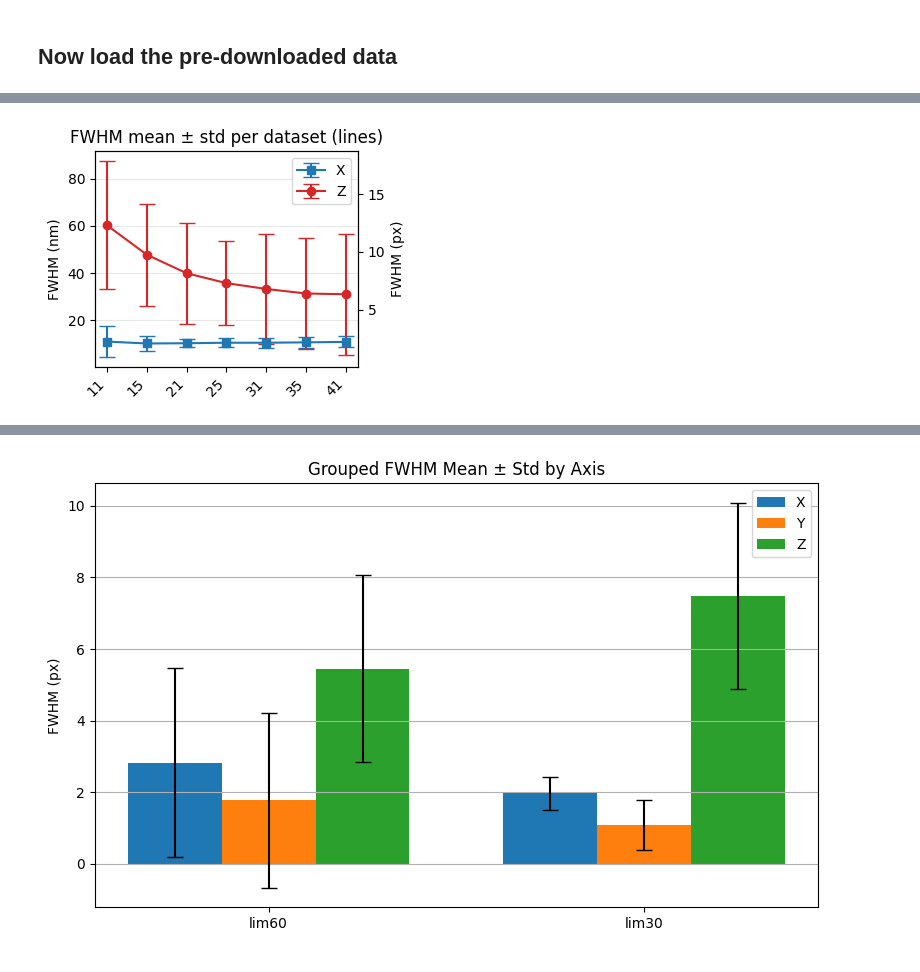
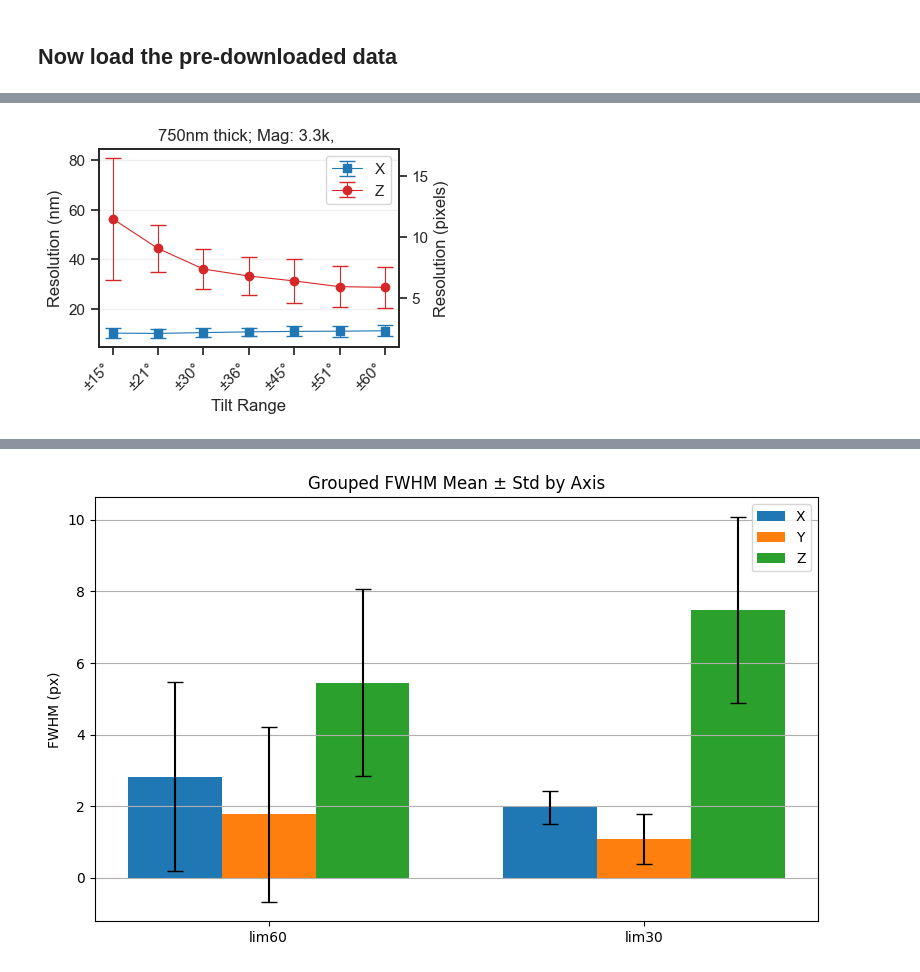
Before and after one commit to kuan-lab/tem-tomo, a Jupyter notebook: bead_resolution/250614_bead_res.ipynb, the cells around one changed output, grey strips where cells are left out. Cells and saved outputs as stored; diff of their text form; code cells hidden in the pictures.

Commit message:
minor updates to bead res before refactor for multiple datasets

```diff
--- a/bead_resolution/250614_bead_res.ipynb
+++ b/bead_resolution/250614_bead_res.ipynb
@@ -182,7 +127,7 @@ for i_dataset, dataset_name in enumerate(datasets):
     subvolumes, annotation_points = utils.load_subvolumes_from_npz(file_name)
     subvolumes_list.append(subvolumes)
     fwhms_x, fwhms_y, fwhms_z, r2s_x, r2s_y, r2s_z = utils.compute_fwhms_from_subvolumes(subvolumes, bead_diam_nm = bead_diam_nm,
-        pixel_size_nm = px_nm, r2_cutoff = 0.6, linewidth = 1)
+        pixel_size_nm = px_nm, r2_cutoff = -1, linewidth = 1) #don't use r2_cutoff here to keep lengths the same
     all_fwhms_x.append(fwhms_x)
     all_fwhms_y.append(fwhms_y)
     all_fwhms_z.append(fwhms_z)
@@ -379,6 +360,14 @@ all_fwhms_z = [[val for val in sublist if val <= 30] for sublist in all_fwhms_z]
 all_fwhms_x = [[val for val in sublist if val >= 1] for sublist in all_fwhms_x]
 all_fwhms_y = [[val for val in sublist if val >= 1] for sublist in all_fwhms_y]
 all_fwhms_z = [[val for val in sublist if val >= 1] for sublist in all_fwhms_z]
+# %%
+# 1) Build the skip set from your R² fits
+skip_indices = utils.generate_skip_bead_indices(all_r2s_x, all_r2s_z, r2_cutoff=0.6)
+
+# 2) Apply to every per-dataset list you want to clean
+filt_fwhms_x = utils.filter_by_index_excluding(all_fwhms_x, skip_indices)
+filt_fwhms_y = utils.filter_by_index_excluding(all_fwhms_y, skip_indices)
+filt_fwhms_z = utils.filter_by_index_excluding(all_fwhms_z, skip_indices)
 # %%
 from importlib import reload
 reload(utils)
@@ -401,28 +390,31 @@ utils.plot_fwhm_summary_by_dataset(clean_fwhms_x, clean_fwhms_y, clean_fwhms_z,
 # %%
 # Suppose your pixel is 40 nm:
 
-Labels = [
-    "11",
-    "15",
-    "21",
-    "25",
-    '31',
-    "35",
-    "41",
-]
+import seaborn as sns
+max_angs = [15,21,30,36,45,51,60]
+theta_labels = ['±%s°' % ang for ang in max_angs]
 
-utils.plot_fwhm_summary_line_by_dataset(
-    all_fwhms_x,         # list of lists, X-axis FWHM in px
-    all_fwhms_z,         # same for Z
-    Labels,
+
+
+sns.set_theme(rc={'figure.figsize':(4,2),'lines.linewidth':0.8},style = 'ticks')
+fig, (ax_phys, ax_px) = utils.plot_fwhm_summary_line_by_dataset(
+    filt_fwhms_x,         # list of lists, X-axis FWHM in px
+    filt_fwhms_z,         # same for Z
+    theta_labels,
     pixel_size=4.9,    # 0.040 µm = 40 nm
     pixel_unit="nm"      # or let it infer
 )
 
-
-plt.savefig(figs_dir + '250627_rev_Fig1g_beads.pdf', bbox_inches = 'tight')
+#plt.legend().remove()
+ax_phys.set_xlabel('Tilt Range')
+ax_phys.set_ylabel('Resolution (nm)')
+ax_px.set_ylabel('Resolution (pixels)')
+ax_phys.set_title('750nm thick; Mag: %s, ' % '3.3k')
+#ax_phys.set_xticks(max_angs)
+ax_phys.set_xticklabels(theta_labels) # Need to fix spacing!
+plt.savefig(figs_dir + '250821_rev_Fig1g_beads.pdf', bbox_inches = 'tight')
 # %% [output]
-[figure, old version]
+[figure, new version]
 # %%
 import re
 import numpy as np
```
Also changed, not shown: parts of 14 cells of this notebook, 2 other files.
